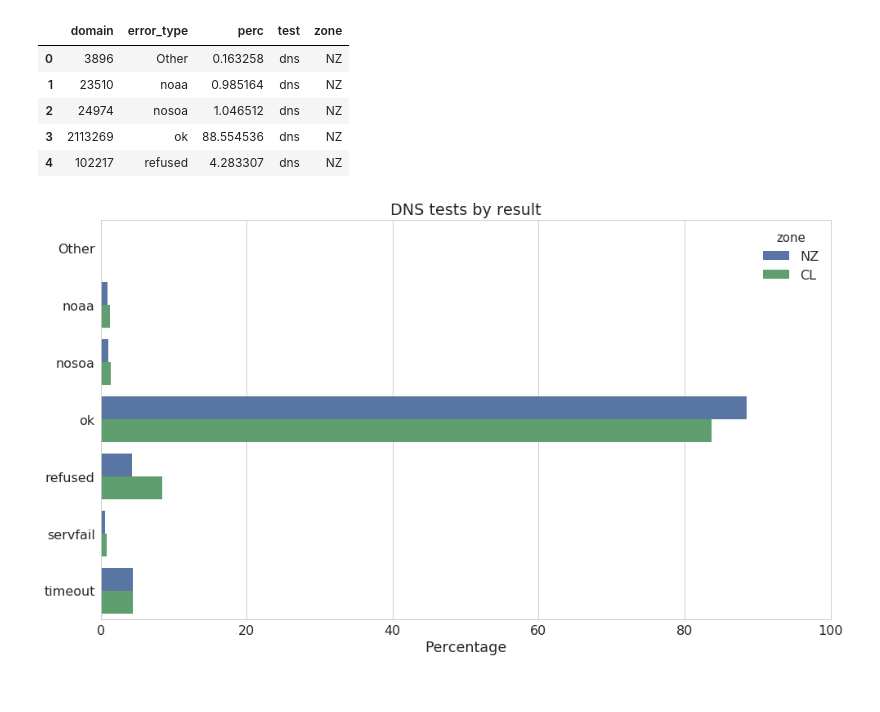
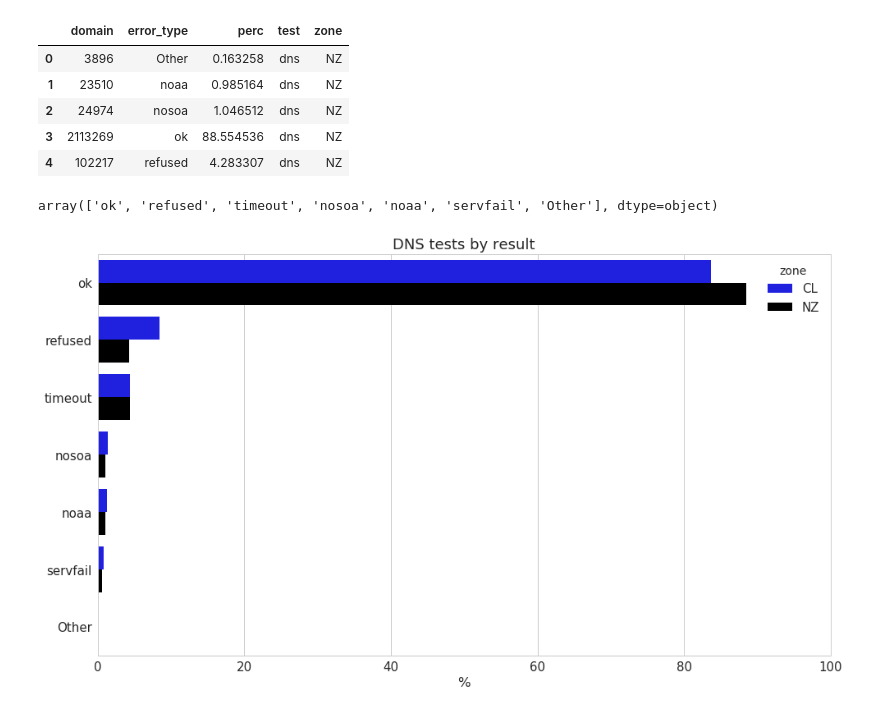
Before and after one commit to InternetNZ/edns-compliance-parser, a Jupyter notebook: analysis/cross TLD comparative analysis.ipynb, the cells around one changed output. Saved outputs shown, nothing was run; the diff lists cells and outputs as text; code cells hidden in the pictures.

Commit message:
Extend the comparison to most of the data available

```diff
--- a/analysis/cross TLD comparative analysis.ipynb
+++ b/analysis/cross TLD comparative analysis.ipynb
@@ -22,12 +22,19 @@ d1.head()
 | 2 | 24974 | nosoa | 1.046512 | dns | NZ |
 | 3 | 2113269 | ok | 88.554536 | dns | NZ |
 | 4 | 102217 | refused | 4.283307 | dns | NZ |
+# %%
+d1.sort_values(by='perc', ascending=False)['error_type'].unique()
+# %% [output]
+array(['ok', 'refused', 'timeout', 'nosoa', 'noaa', 'servfail', 'Other'], dtype=object)
 # %%
 plt.figure(figsize=(16,9))
-ax = sns.barplot(data=d1, x='perc', y='error_type', hue='zone')
-ax.set(xlim=[0, 100], title='DNS tests by result', ylabel='', xlabel='Percentage')
+sns.set(style="whitegrid", font_scale=1.5)
+ax = sns.barplot(data=d1, x='perc', y='error_type', hue='zone',
+                 order=d1.sort_values(by='perc', ascending=False)['error_type'].unique(),
+                 hue_order=['CL', 'NZ'], palette=['blue', 'black'])
+ax.set(xlim=[0, 100], title='DNS tests by result', ylabel='', xlabel='%')
 plt.savefig('comparison-basic-DNS-test.png')
 # %% [output]
-[figure, old version]
+[figure, new version]
 # %%
 # Compare DNS vs EDNS results
```
Also changed, not shown: parts of 16 cells of this notebook.
